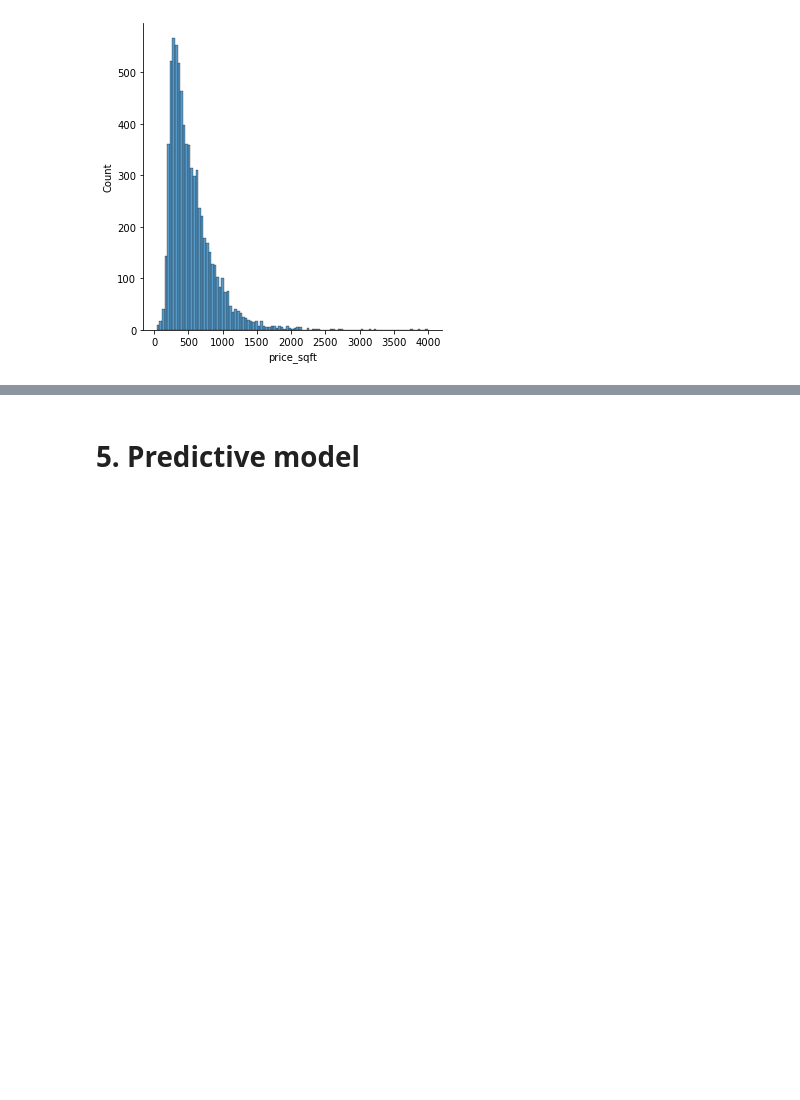
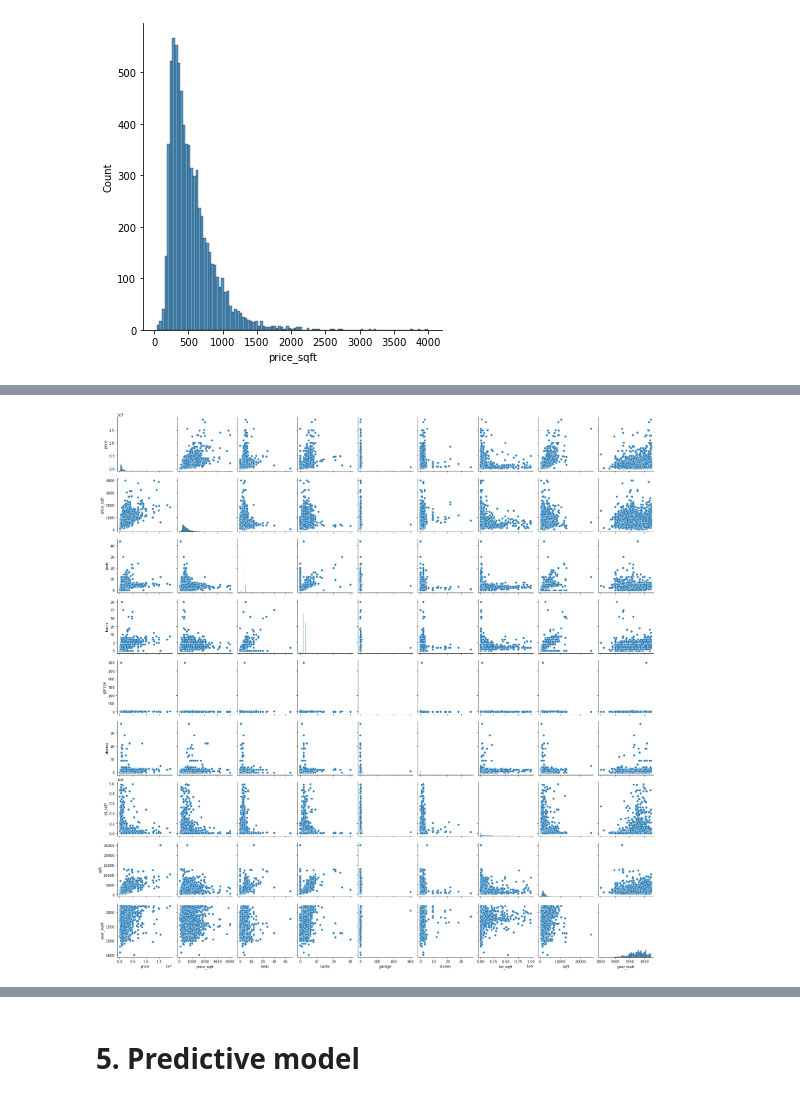
Before and after one commit to matsvdburg/Backup, a Jupyter notebook: Final Assignment - Mats van der Burg.ipynb, the cells around one changed output, grey strips where cells are left out. Saved outputs shown, nothing was run; the diff lists cells and outputs as text; code cells hidden in the pictures; blank space fills up the shorter version.

```diff
--- a/Final Assignment - Mats van der Burg.ipynb
+++ b/Final Assignment - Mats van der Burg.ipynb
@@ -500,0 +497,7 @@ sns.heatmap(df.corr());
+# %%
+ind_var = merged[['price','price_sqft','beds','baths','garage','stories','lot_sqft','sqft','year_built']] # subset variables
+
+sns.pairplot(ind_var) # make plot of variables
+plt.show() # plot data
+# %% [output]
+[figure, added]
```
Also changed, not shown: parts of 73 cells of this notebook.
